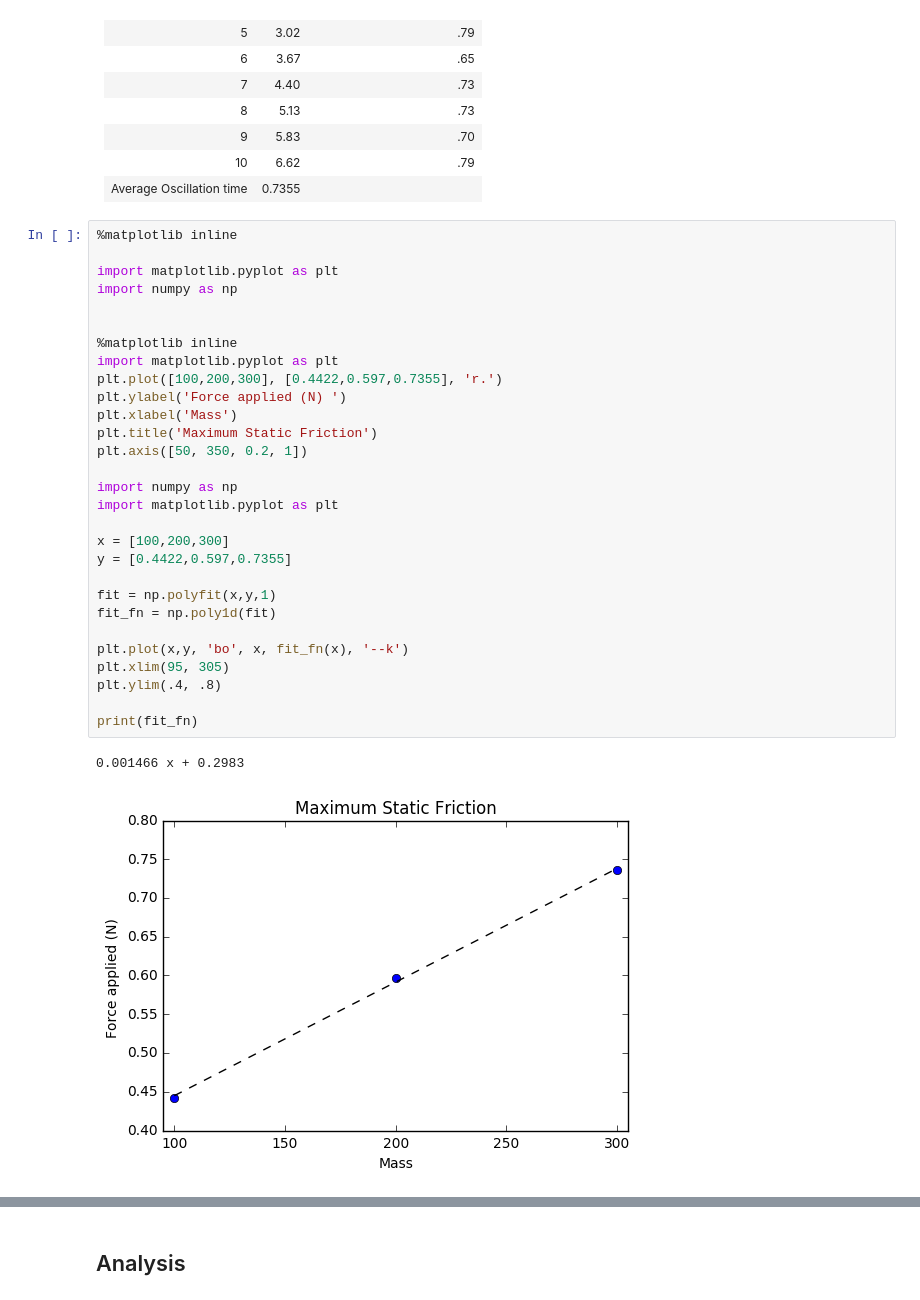
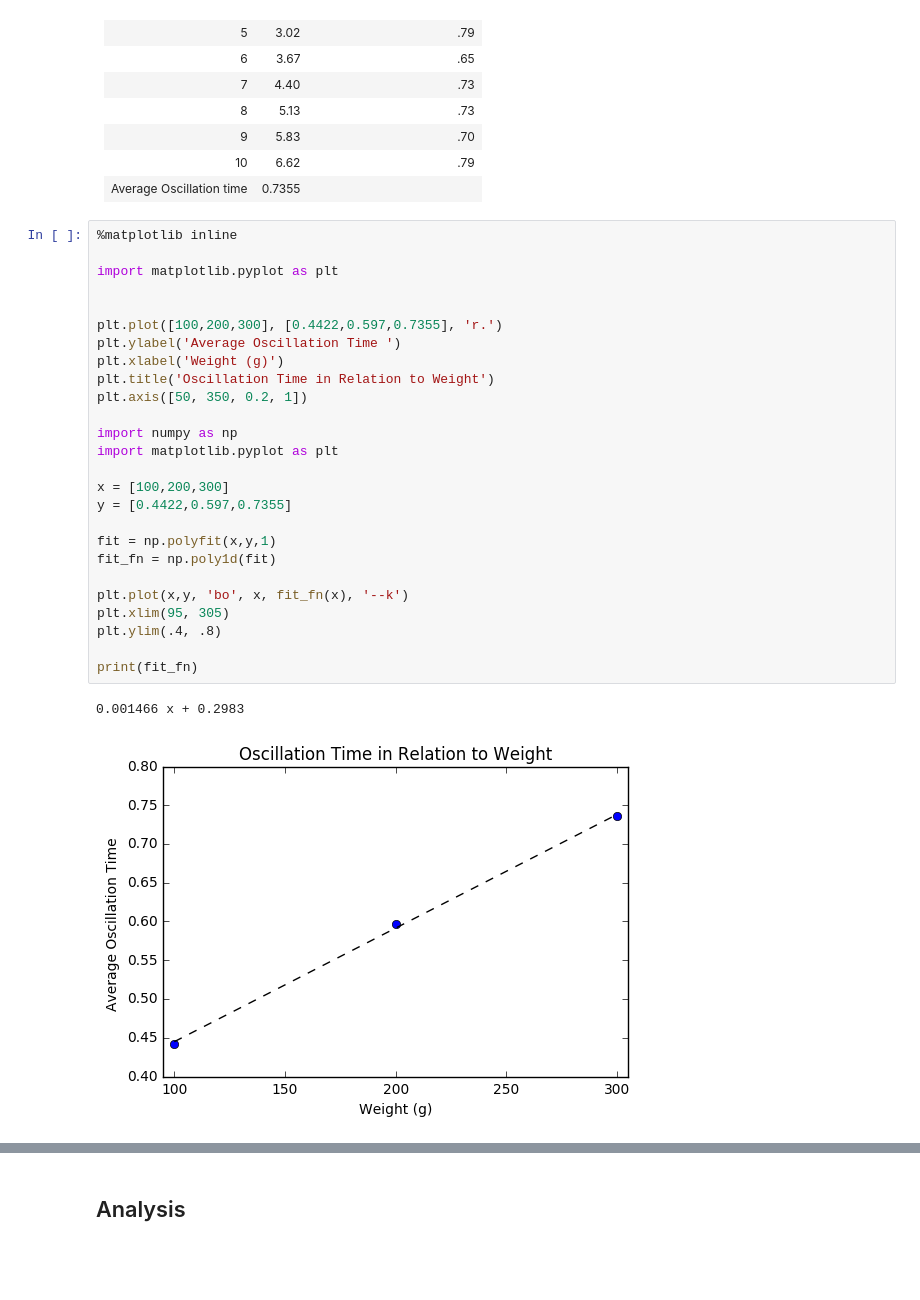
Before and after one commit to pbnator18/Labs, a Jupyter notebook: Spring Oscillation Lab.ipynb, the cells around one changed output, grey strips where cells are left out. Drawn from its saved outputs; the diff is of its cells as text; blank space fills up the shorter version.

Commit message:
Added alalyss, graph, and intro

```diff
--- a/Spring Oscillation Lab.ipynb
+++ b/Spring Oscillation Lab.ipynb
@@ -69,32 +73,29 @@ With the data we collected we averaged the time in between each period of oscill
 # %%
 %matplotlib inline
 
 import matplotlib.pyplot as plt
-import numpy as np
 
 
-%matplotlib inline
-import matplotlib.pyplot as plt
 plt.plot([100,200,300], [0.4422,0.597,0.7355], 'r.')
-plt.ylabel('Force applied (N) ')
-plt.xlabel('Mass')
-plt.title('Maximum Static Friction')
+plt.ylabel('Average Oscillation Time ')
+plt.xlabel('Weight (g)')
+plt.title('Oscillation Time in Relation to Weight')
 plt.axis([50, 350, 0.2, 1])
 
 import numpy as np
 import matplotlib.pyplot as plt
 
 x = [100,200,300]
 y = [0.4422,0.597,0.7355]
 
 fit = np.polyfit(x,y,1)
 fit_fn = np.poly1d(fit)
 
 plt.plot(x,y, 'bo', x, fit_fn(x), '--k')
 plt.xlim(95, 305)
 plt.ylim(.4, .8)
 
 print(fit_fn)
 # %% [output]
 0.001466 x + 0.2983
-[figure, old version]
+[figure, new version]
```
Also changed, not shown: parts of 7 cells of this notebook.
